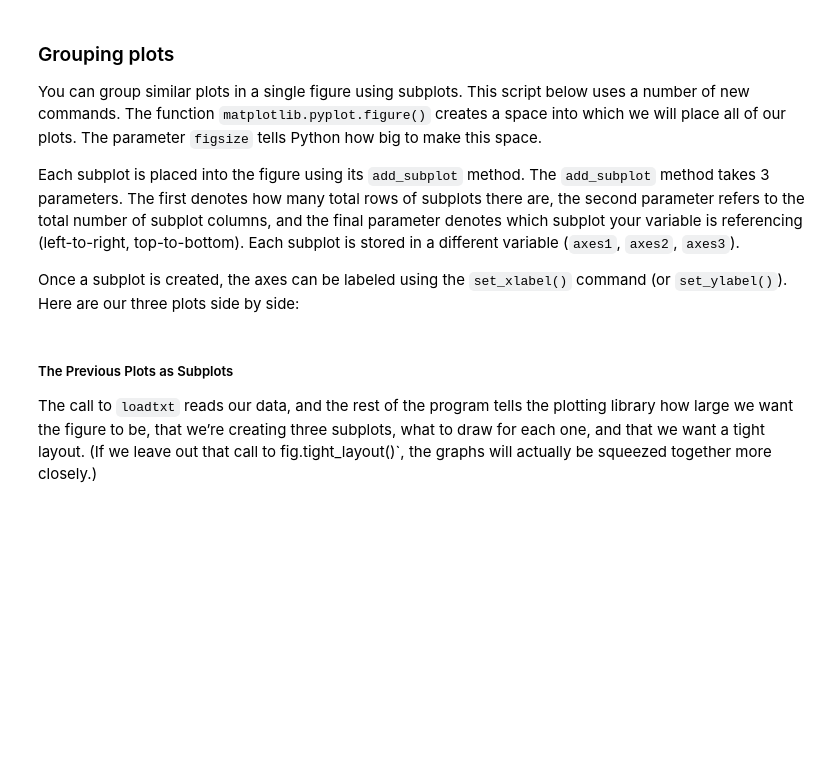
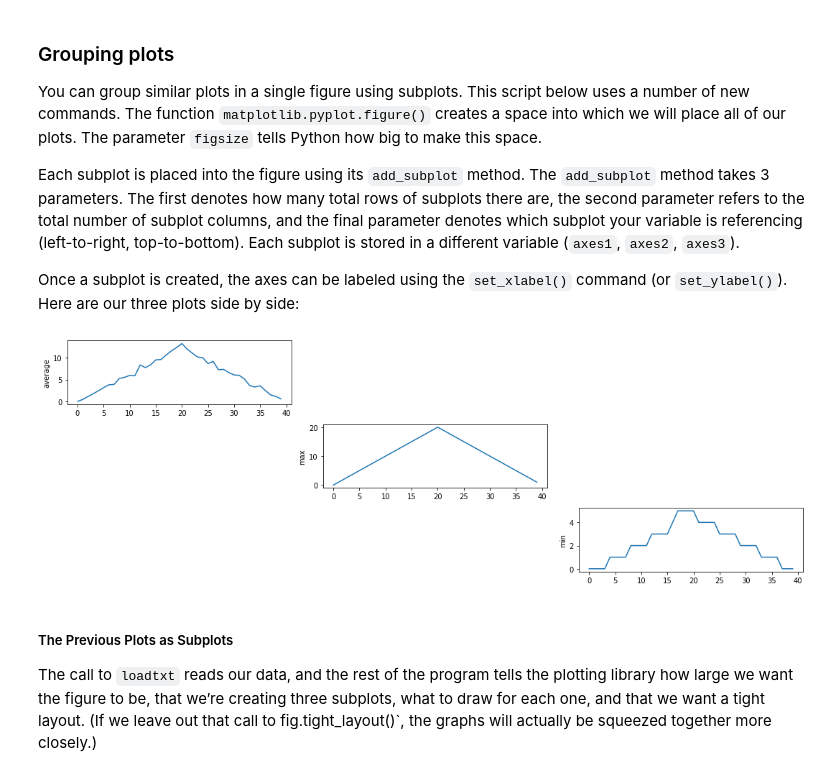
Before and after one commit to Yolanda0324/2019-07-24-intro-to-python-workshop, a Jupyter notebook: lessons/python/ep1-introduction.ipynb, the cells around one changed output. Cells and saved outputs as stored; diff of their text form; code cells hidden in the pictures; blank space fills up the shorter version.

```diff
--- a/lessons/python/ep1-introduction.ipynb
+++ b/lessons/python/ep1-introduction.ipynb
@@ -537,25 +710,27 @@ Once a subplot is created, the axes can be labeled using the `set_xlabel()` comm
 # %%
 import numpy
 import matplotlib.pyplot
 
 data = numpy.loadtxt(fname='data/inflammation-01.csv', delimiter=',')
 
 fig = matplotlib.pyplot.figure(figsize=(15.0, 5.0))
 
-axes1 = fig.add_subplot(1, 3, 1)
-axes2 = fig.add_subplot(1, 3, 2)
-axes3 = fig.add_subplot(1, 3, 3)
+axes1 = fig.add_subplot(3, 3, 1)
+axes2 = fig.add_subplot(3, 3, 5)
+axes3 = fig.add_subplot(3, 3, 9)
 
 axes1.set_ylabel('average')
 plot = axes1.plot(numpy.mean(data, axis=0))
 
 axes2.set_ylabel('max')
 plot = axes2.plot(numpy.max(data, axis=0))
 
 axes3.set_ylabel('min')
 axes3.plot(numpy.min(data, axis=0))
 
 fig.tight_layout()
+# %% [output]
+[figure, added]
 # %% [markdown]
 ##### The Previous Plots as Subplots
 
```
Also changed, not shown: parts of 27 cells of this notebook.
